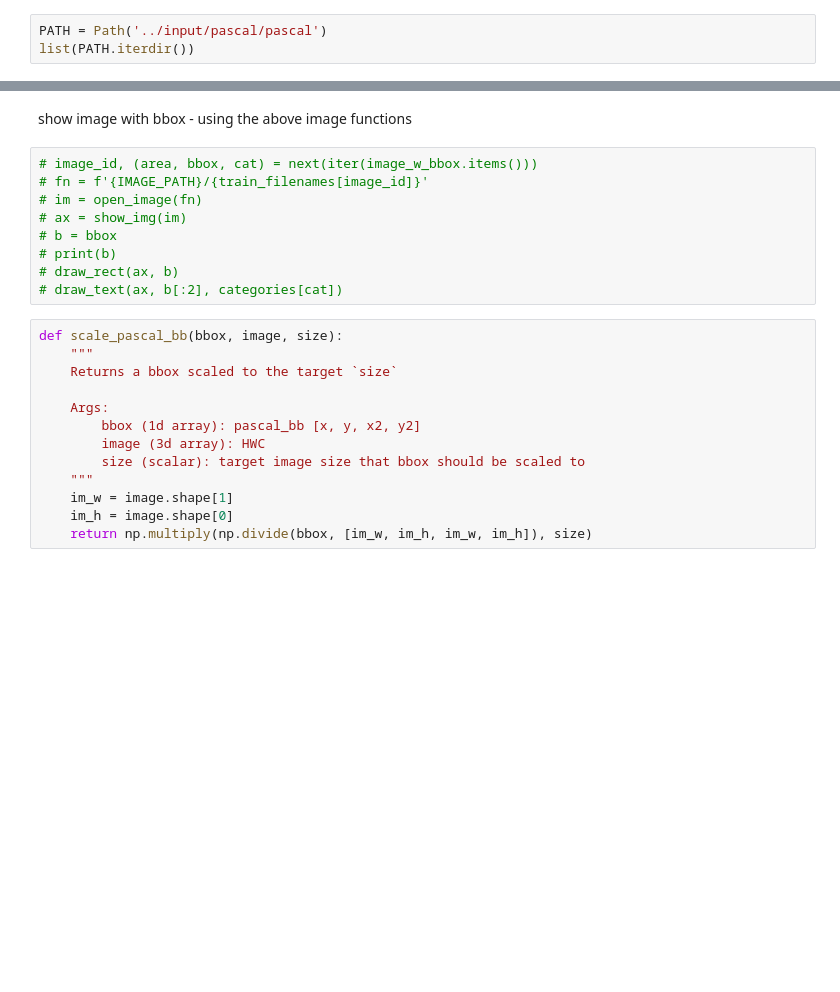
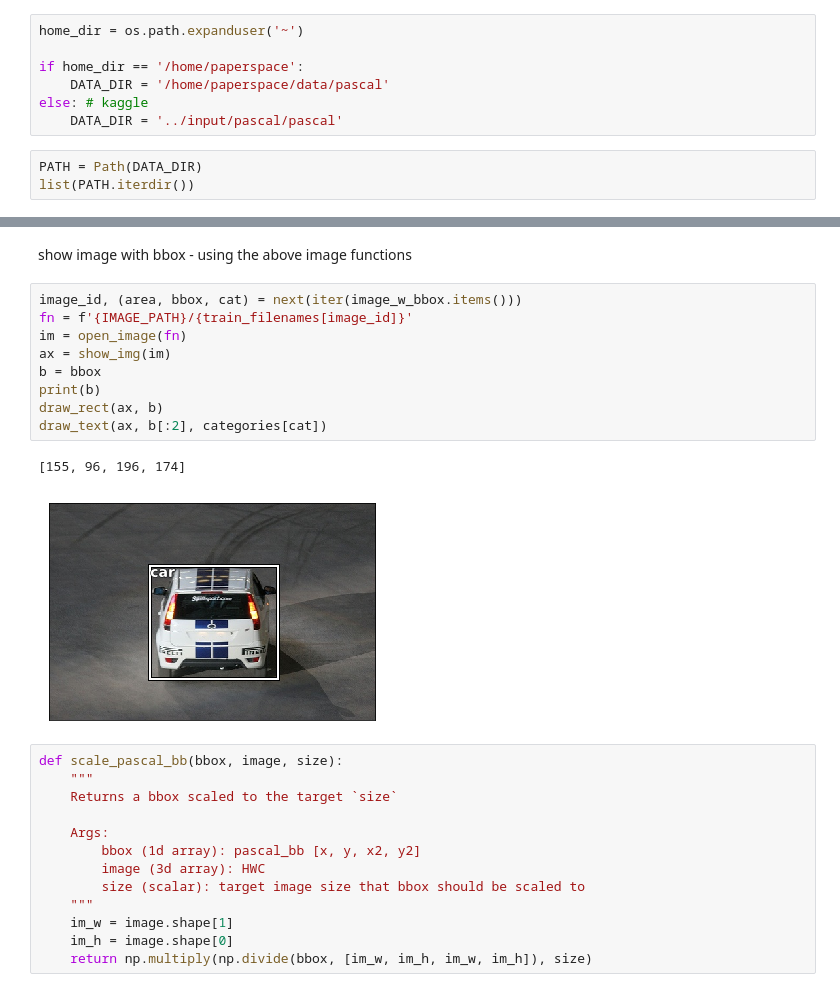
Before and after one commit to aaronlelevier/pytorch-practice, a Jupyter notebook: notebooks/pascal-explr-based-upon-fast-ai-course-bbox.ipynb, the cells around one changed output, grey strips where cells are left out. Saved outputs shown, nothing was run; the diff lists cells and outputs as text; blank space fills up the shorter version.

```diff
--- a/notebooks/pascal-explr-based-upon-fast-ai-course-bbox.ipynb
+++ b/notebooks/pascal-explr-based-upon-fast-ai-course-bbox.ipynb
@@ -50,3 +52,10 @@ print('device:', device)
+# %%
+home_dir = os.path.expanduser('~')
+
+if home_dir == '/home/paperspace':
+    DATA_DIR = '/home/paperspace/data/pascal'
+else: # kaggle
+    DATA_DIR = '../input/pascal/pascal'
 # %%
-PATH = Path('../input/pascal/pascal')
+PATH = Path(DATA_DIR)
 list(PATH.iterdir())
@@ -174,14 +241,17 @@ def draw_text(ax, xy, txt, sz=14):
 # %% [markdown]
 show image with bbox - using the above image functions
 # %%
-# image_id, (area, bbox, cat) = next(iter(image_w_bbox.items()))
-# fn = f'{IMAGE_PATH}/{train_filenames[image_id]}'
-# im = open_image(fn)
-# ax = show_img(im)
-# b = bbox
-# print(b)
-# draw_rect(ax, b)
-# draw_text(ax, b[:2], categories[cat])
+image_id, (area, bbox, cat) = next(iter(image_w_bbox.items()))
+fn = f'{IMAGE_PATH}/{train_filenames[image_id]}'
+im = open_image(fn)
+ax = show_img(im)
+b = bbox
+print(b)
+draw_rect(ax, b)
+draw_text(ax, b[:2], categories[cat])
+# %% [output]
+[155, 96, 196, 174]
+[figure, added]
 # %%
 def scale_pascal_bb(bbox, image, size):
     """
```
Also changed, not shown: parts of 135 cells of this notebook.
